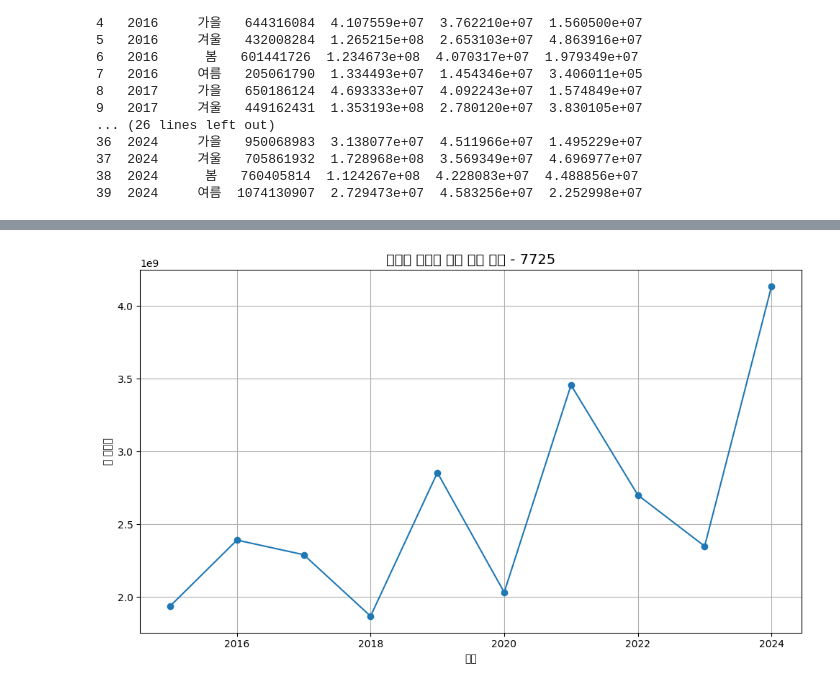
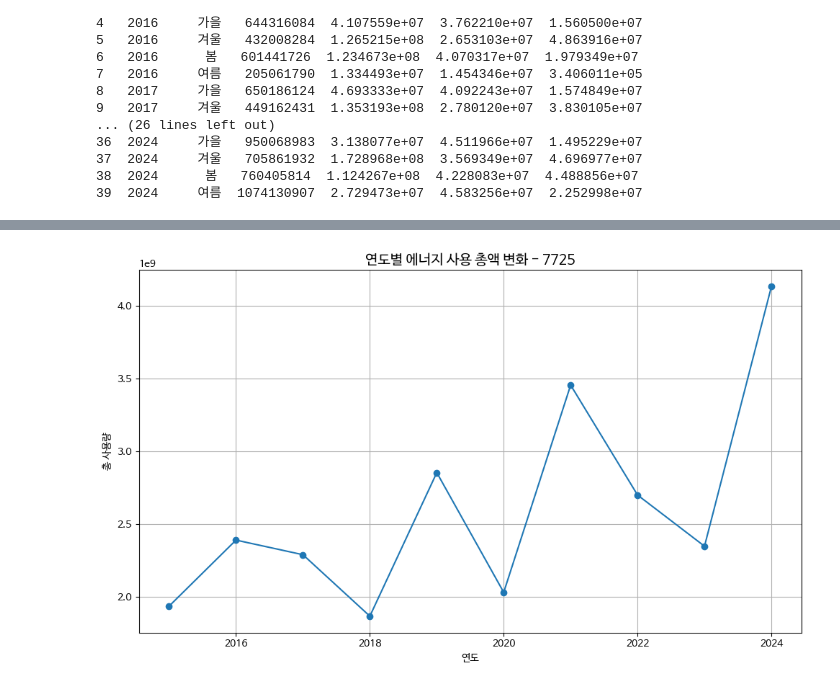
Before and after one commit to cowboy779/202509_DataAnalysis, a Jupyter notebook: 2025_오픈소스과제물.ipynb, the cells around one changed output, grey strips where cells are left out. Drawn from its saved outputs; the diff is of its cells as text; code cells hidden in the pictures.

```diff
--- a/2025_오픈소스과제물.ipynb
+++ b/2025_오픈소스과제물.ipynb
@@ -143,8 +147,8 @@ import pandas as pd
 import matplotlib as mpl
 import matplotlib.pyplot as plt
 
-plt.rcParams['font.family'] = 'Noto Sans CJK KR'
-mpl.rcParams['axes.unicode_minus'] = False
+plt.rc('font', family='NanumBarunGothic')
+#mpl.rcParams['axes.unicode_minus'] = False
 
 with open("energy_use_personal_2015_2024.json", "r", encoding="utf-8") as f:
     data = json.load(f)
@@ -201 +188 @@ WARNING:matplotlib.font_manager:findfont: Font family 'Noto Sans CJK KR' not fou
-[figure, old version]
+[figure, new version]
```
Also changed, not shown: parts of 3 cells of this notebook.
